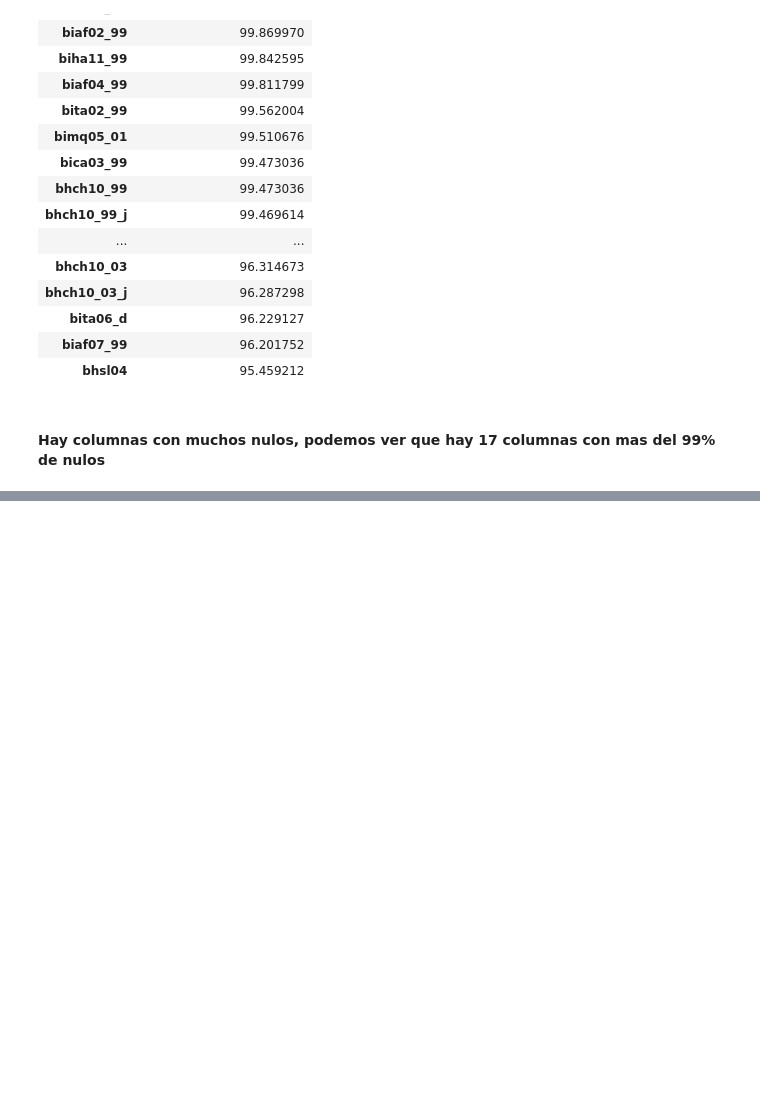
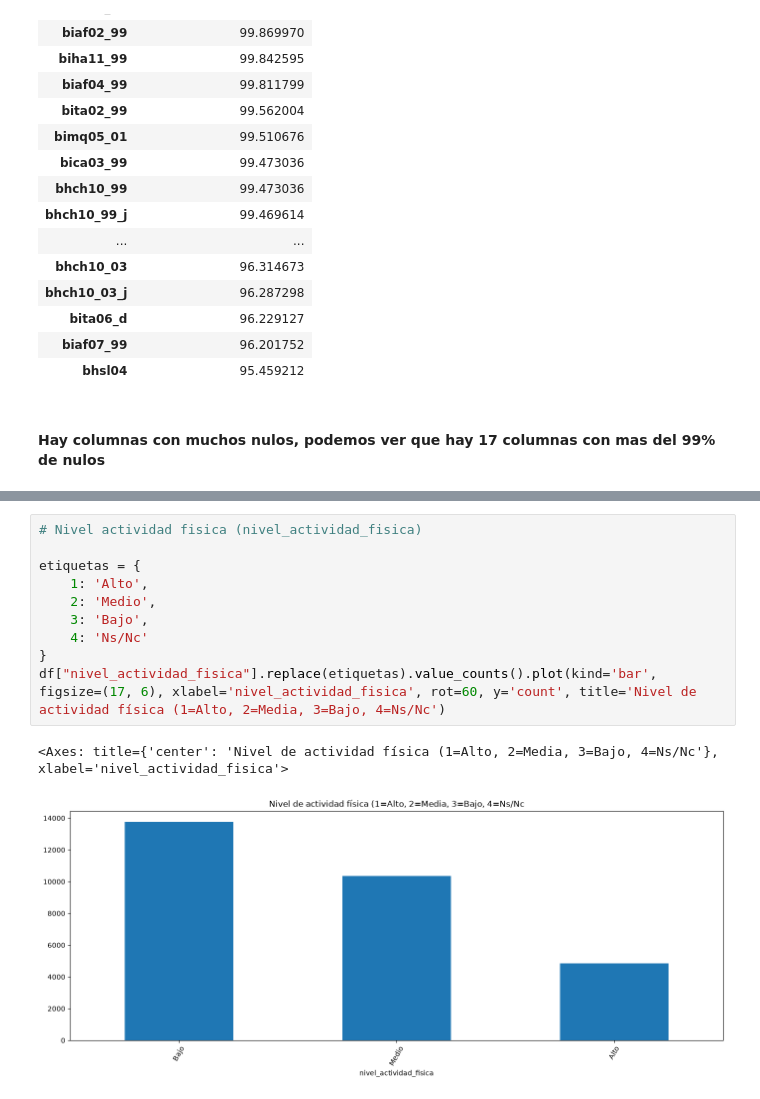
Before and after one commit to Franruaben11/fundamentos-enfr, a Jupyter notebook: analisis_enfr.ipynb, the cells around one changed output, grey strips where cells are left out. Cells and saved outputs as stored; diff of their text form; blank space fills up the shorter version.

```diff
--- a/analisis_enfr.ipynb
+++ b/analisis_enfr.ipynb
@@ -119,0 +186,13 @@ df_nulos.head(32)
+# %%
+# Nivel actividad fisica (nivel_actividad_fisica)
+
+etiquetas = {
+    1: 'Alto',
+    2: 'Medio',
+    3: 'Bajo',
+    4: 'Ns/Nc'
+}
+df["nivel_actividad_fisica"].replace(etiquetas).value_counts().plot(kind='bar', figsize=(17, 6), xlabel='nivel_actividad_fisica', rot=60, y='count', title='Nivel de actividad física (1=Alto, 2=Media, 3=Bajo, 4=Ns/Nc')
+# %% [output]
+<Axes: title={'center': 'Nivel de actividad física (1=Alto, 2=Media, 3=Bajo, 4=Ns/Nc'}, xlabel='nivel_actividad_fisica'>
+[figure, added]
```
Also changed, not shown: parts of 10 cells of this notebook.
